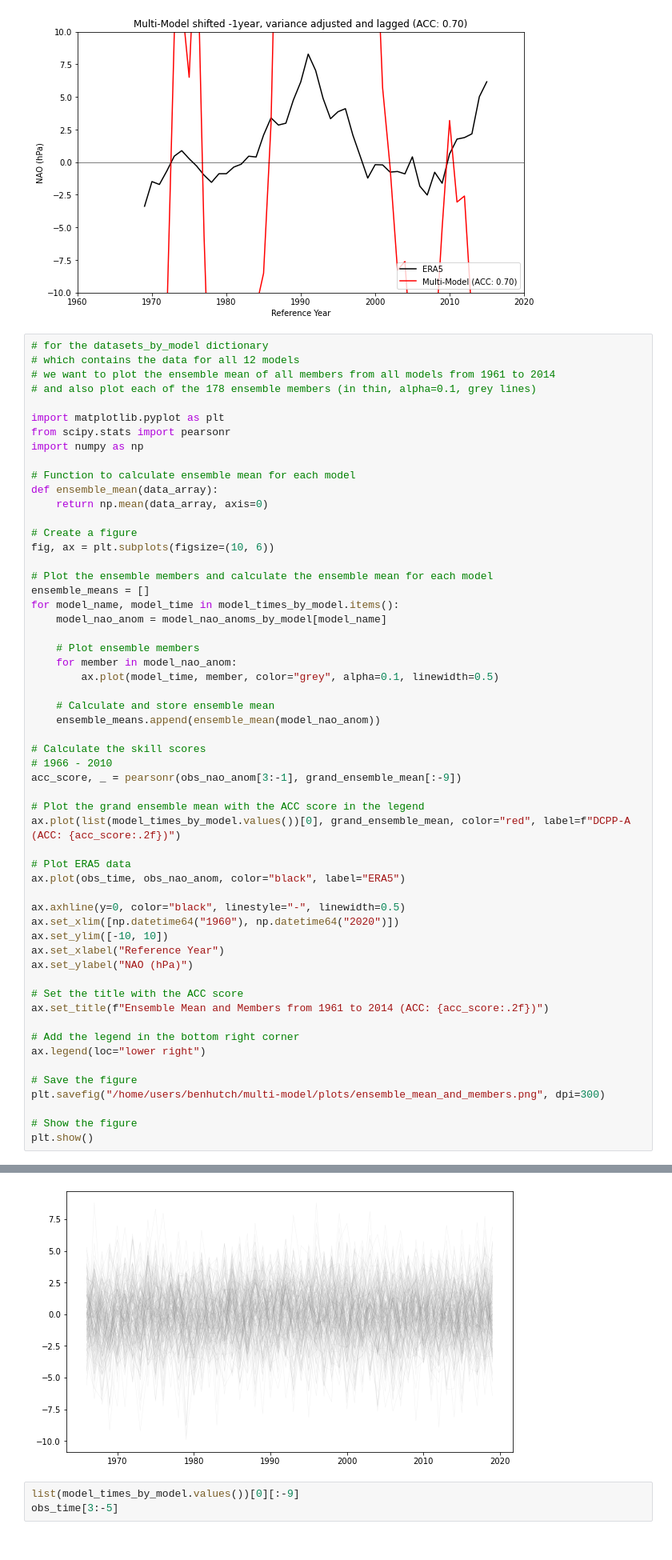
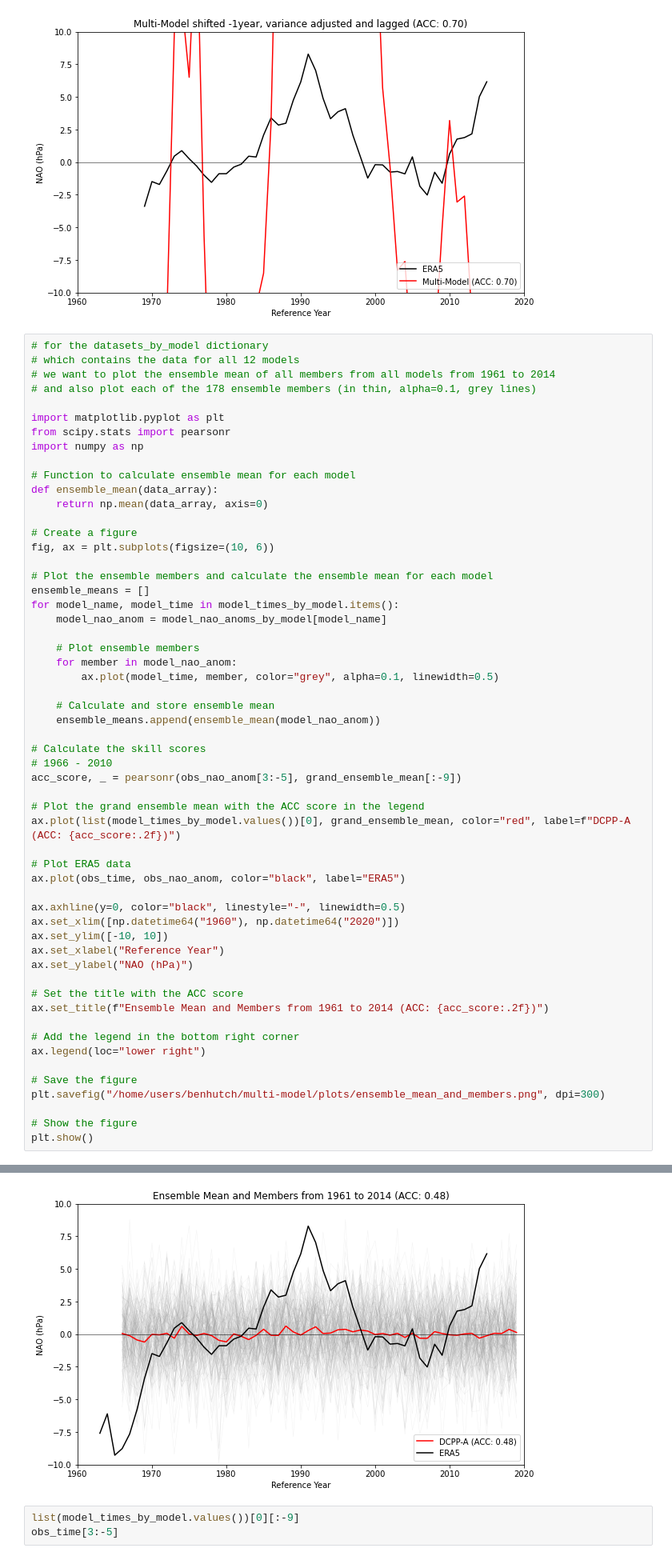
Before and after one commit to benhutchmet/multi-model-jasmin, a Jupyter notebook: plotting-figure.ipynb, the cells around one changed output, grey strips where cells are left out. Shown at 80% size. Saved outputs shown, nothing was run; the diff lists cells and outputs as text.

Commit message:
plotting individual ensemble members appears to work much better, more similar ACC scores to doug without shifting the year back

```diff
--- a/plotting-figure.ipynb
+++ b/plotting-figure.ipynb
@@ -885,7 +885,7 @@ for model_name, model_time in model_times_by_model.items():
 
 # Calculate the skill scores
 # 1966 - 2010
-acc_score, _ = pearsonr(obs_nao_anom[3:-1], grand_ensemble_mean[:-9])
+acc_score, _ = pearsonr(obs_nao_anom[3:-5], grand_ensemble_mean[:-9])
 
 # Plot the grand ensemble mean with the ACC score in the legend
 ax.plot(list(model_times_by_model.values())[0], grand_ensemble_mean, color="red", label=f"DCPP-A (ACC: {acc_score:.2f})")
@@ -915,4 +914,4 @@ ValueError: x and y must have the same length.
-[figure, old version]
+[figure, new version]
 # %%
 list(model_times_by_model.values())[0][:-9]
 obs_time[3:-5]
```
Also changed, not shown: parts of 1 cell of this notebook.
